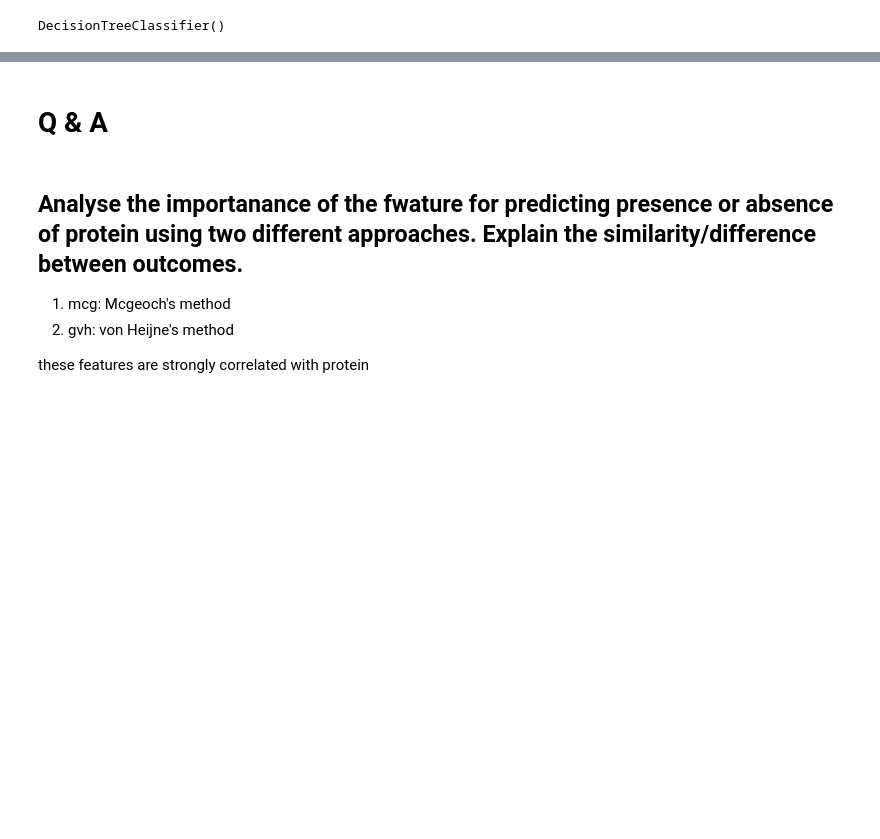
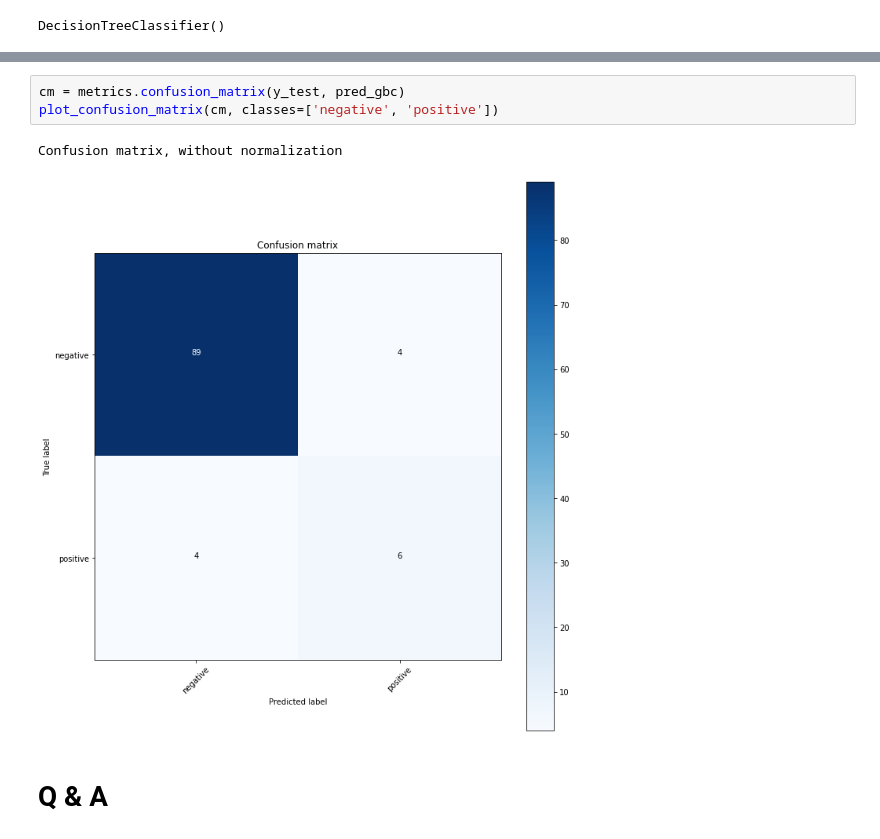
Before and after one commit to lokeshparab/Yeast_protein_Prediction, a Jupyter notebook: Yeast_problem.ipynb, the cells around one changed output, grey strips where cells are left out. Saved outputs shown, nothing was run; the diff lists cells and outputs as text; blank space fills up the shorter version.

```diff
--- a/Yeast_problem.ipynb
+++ b/Yeast_problem.ipynb
@@ -296,9 +302,8 @@ NameError: ignored
+# %%
+cm = metrics.confusion_matrix(y_test, pred_gbc)
+plot_confusion_matrix(cm, classes=['negative', 'positive'])
+# %% [output]
+Confusion matrix, without normalization
+[figure, added]
 # %% [markdown]
 # Q & A
-# %% [markdown]
-## Analyse the importanance of the fwature for predicting presence or absence of protein using two different approaches. Explain the similarity/difference between outcomes.
-
-1. mcg: Mcgeoch's method
-2. gvh: von Heijne's method
-
-these features are strongly correlated with protein
```
Also changed, not shown: parts of 14 cells of this notebook.
